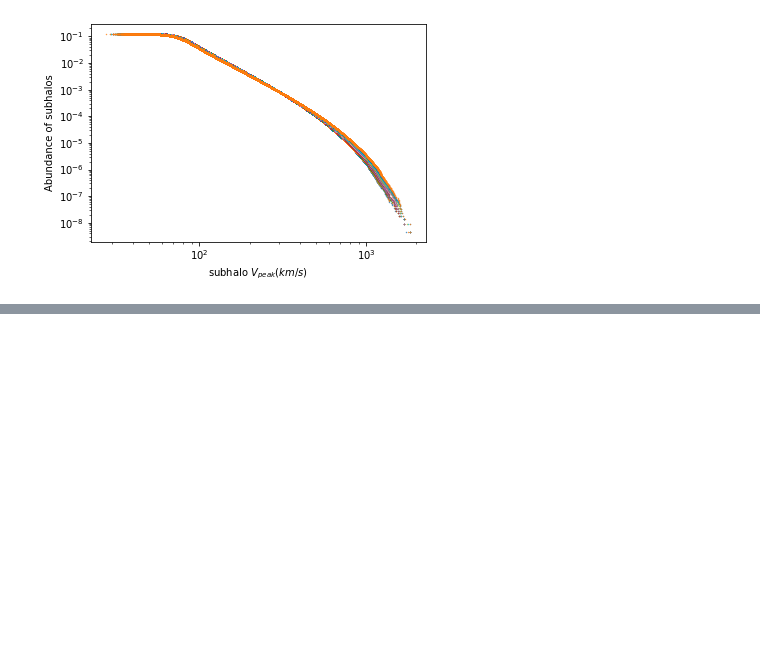
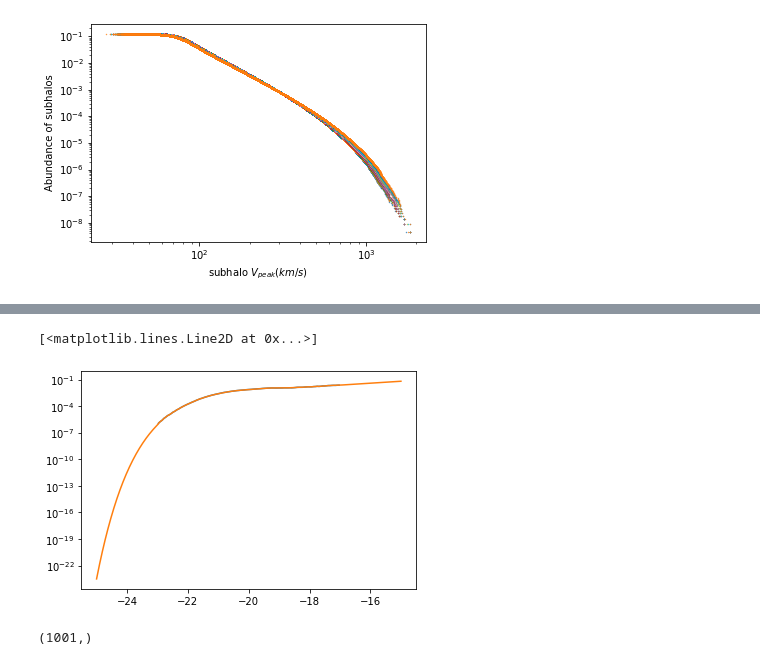
Before and after one commit to zhengyun0215/mock, a Jupyter notebook: loaddata.ipynb, the cells around one changed output, grey strips where cells are left out. Saved outputs shown, nothing was run; the diff lists cells and outputs as text; code cells hidden in the pictures; blank space fills up the shorter version.

```diff
--- a/loaddata.ipynb
+++ b/loaddata.ipynb
@@ -217,0 +225,16 @@ nd_bin = calc_number_densities_in_bins(v_all,box_size, hbin)
+# %%
+caf = AbundanceFunction(lfB03x, lfB03y, (-27, -5))
+
+nstep=1001
+lfx0 = np.linspace(-25.,-15,nstep)
+lfy0 = caf(lfx0)
+
+plt.semilogy(lfB03x, lfB03y)
+plt.semilogy(lfx0,lfy0)
+# %% [output]
+[<matplotlib.lines.Line2D at 0x...>]
+[figure, added]
+# %%
+x.shape
+# %% [output]
+(1001,)
```
Also changed, not shown: parts of 26 cells of this notebook, 1 other file.
